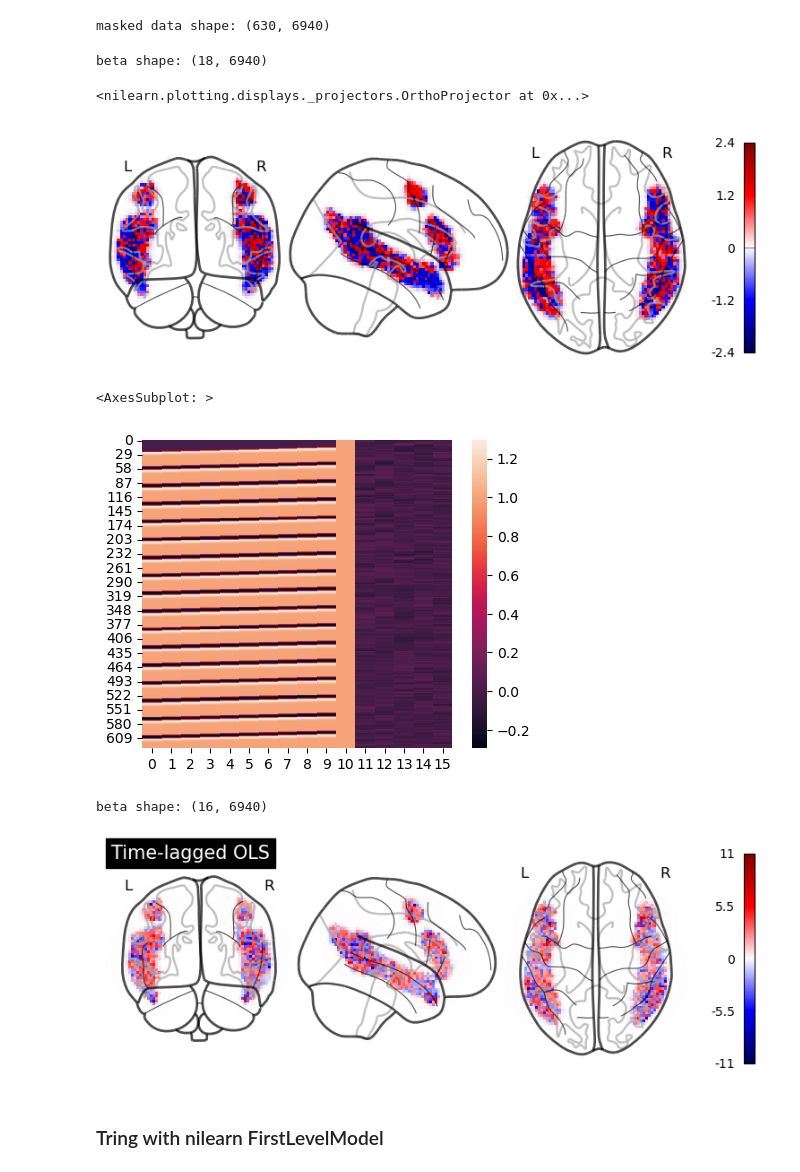
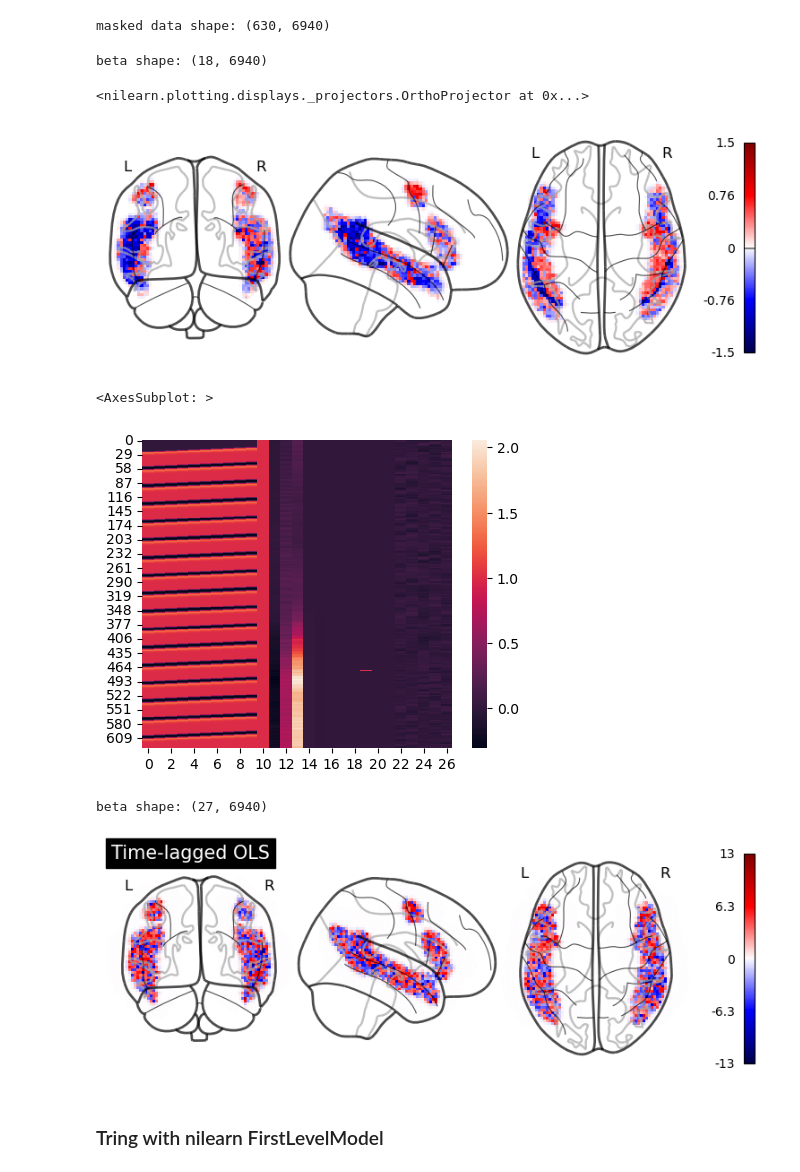
Before and after one commit to thejuc/multilang, a Jupyter notebook: code/analysis/GLM_notebook.ipynb, the cells around one changed output. Saved outputs shown, nothing was run; the diff lists cells and outputs as text; code cells hidden in the pictures.

```diff
--- a/code/analysis/GLM_notebook.ipynb
+++ b/code/analysis/GLM_notebook.ipynb
@@ -102,0 +18,18 @@ confound_labels = ['intercept'] + hm_labels + censor_labels + acompcor_labels
+# %%
+tr = 1.5
+n_trs = 630
+time = np.arange(0, n_trs*tr, tr)
+
+stim_dict = np.load(os.path.join(main_path, "preprocessed_data/stim_arr.npy"), allow_pickle=True).item()
+stim_arr = stim_dict["stim_arr"]
+stim_conv = stim_dict["stim_conv"]
+
+fig, ax = plt.subplots(figsize=(12, 2), sharex = True, sharey = True)
+
+ax.plot(stim_arr, c = "darkred", label = "boxcar")
+ax.plot(stim_conv, c = "darkblue", label = "convolved")
+ax.set_yticks([0, 1])
+ax.set_xlim(0, 200)
+ax.set_xlabel("TRs")
+ax.legend()
+sns.despine()
@@ -164,13 +101,27 @@ plot_epi(mean_img(mask_aud), cut_coords=cut_coords, cmap='seismic', title='Mean
 [figure]
 [figure]
 # %%
+high_pass = 1/128
+
 # get n_times x n_voxels array of fmri signal within auditory cortex over time
 bold_masked = func_data[masker.get_fdata().astype(bool)].T
-print('masked data shape:', bold_masked.shape)
 
-Y = zscore(bold_masked[:n_trs], axis=0)
+# Re-run confound regression with high-pass filter
+bold_clean = clean(bold_masked,
+                   detrend=True,
+                   high_pass=high_pass,
+                   standardize='zscore',  ## PSC is used in notebook, but much higher value than expected
+                   t_r=tr)
+
+print('masked data shape:', bold_clean.shape)
+
+Y = bold_clean[:n_trs]
 
 # Assemble all regressors
+confounds_dict = np.load(os.path.join(main_path, "preprocessed_data/confounds.npy"), allow_pickle=True).item()
+confounds = confounds_dict['confounds']
+confound_labels = confounds_dict['confound_labels']
+
 X = np.column_stack([stim_conv, confounds])
 # Assemble all regressor labels
 regressor_labels = ['blocks'] + confound_labels
@@ -196,22 +147,21 @@ plot_glass_brain(beta_img, colorbar=True, cmap='seismic', threshold=0.02,
 # %% [output]
 beta shape: (18, 6940)
 <nilearn.plotting.displays._projectors.OrthoProjector at 0x...>
-[figure, old version]
+[figure, new version]
 # %%
 # time lagged regression
 from scipy.linalg import hankel
 
 filt_len = 10
 padded_stim = np.pad(stim_conv, (filt_len-1, 0), constant_values=(0, 0))
 X = hankel(padded_stim[:-filt_len+1],
            padded_stim[-filt_len:])
-X = np.hstack((X, np.ones((X.shape[0], 1))))
-X = np.hstack((X, acompcor))
+X = np.hstack([X, confounds])
 fig, axs = plt.subplots(1, 1, figsize=(5, 4))
 sns.heatmap(X, ax=axs)
 # %% [output]
 <AxesSubplot: >
-[figure, old version]
+[figure, new version]
 # %%
 # Run regression with basic OLS
 b, _, _, _ = np.linalg.lstsq(X, Y, rcond=-1)
@@ -230,8 +180,8 @@ beta_img = nib.Nifti1Image(beta_map, affine=masker.affine)
 plot_glass_brain(beta_img, colorbar=True, cmap='seismic',
                  plot_abs=False, title='Time-lagged OLS');
 # %% [output]
-beta shape: (16, 6940)
+beta shape: (27, 6940)
-[figure, old version]
+[figure, new version]
 # %% [markdown]
 ### Tring with nilearn FirstLevelModel
 # %%
```
Also changed, not shown: parts of 7 cells of this notebook, 3 other files.
